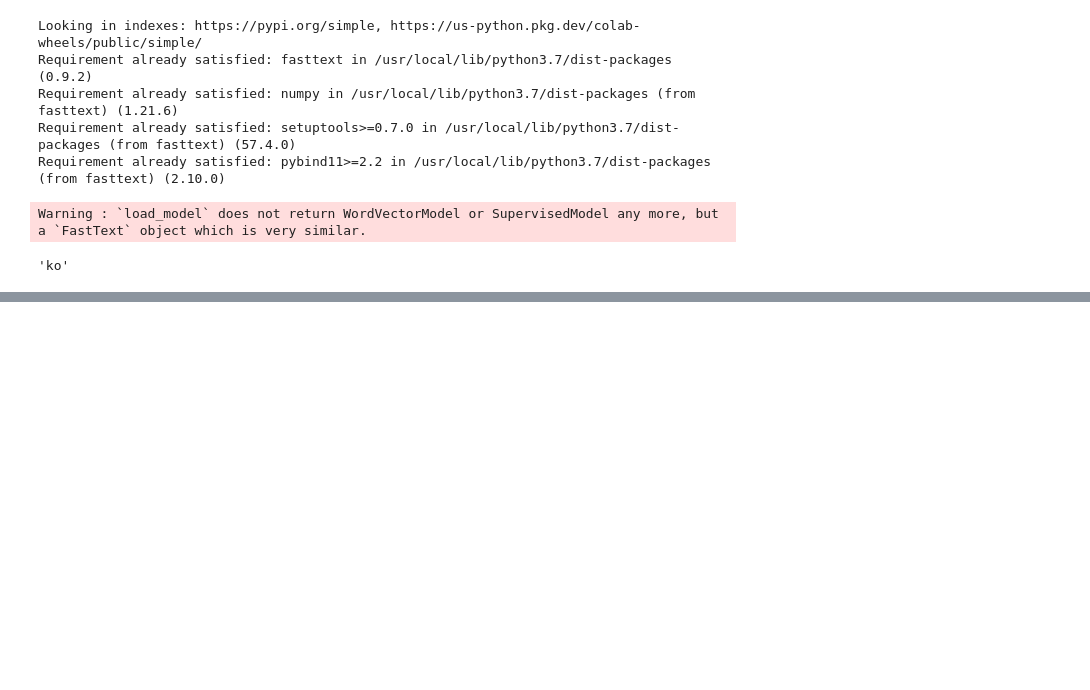
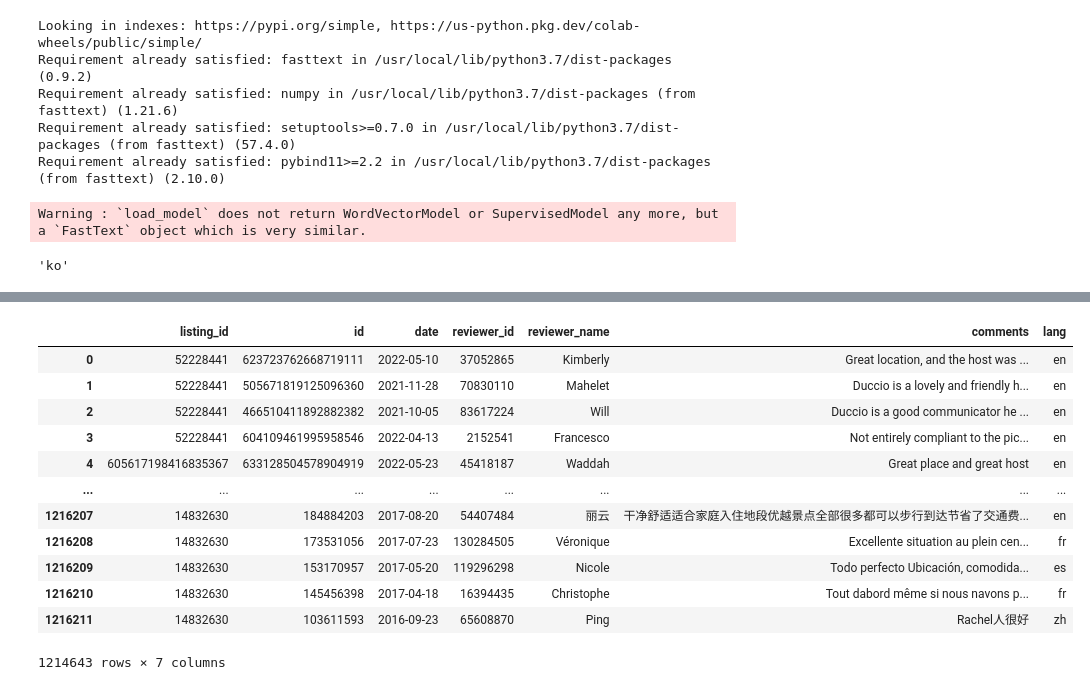
Before and after one commit to euisuck2/Unsupervised-Learning-1, a Jupyter notebook: Airbnb_Data_Base_Cleaning.ipynb, the cells around one changed output, grey strips where cells are left out. Cells and saved outputs as stored; diff of their text form; code cells hidden in the pictures; blank space fills up the shorter version.

```diff
--- a/Airbnb_Data_Base_Cleaning.ipynb
+++ b/Airbnb_Data_Base_Cleaning.ipynb
@@ -65,0 +105,4 @@ Warning: total number of rows (1216212) exceeds max_rows (20000). Limiting to fi
+# %%
+# Drop the null value and comments value with "."
+reviews_df = reviews_df[reviews_df['comments'].notna()]
+display(reviews_df.shape)
@@ -65,0 +114,4 @@ Warning: total number of rows (1216212) exceeds max_rows (20000). Limiting to fi
+# %%
+# Drop the rows with empty string for comments column
+reviews_df = reviews_df.loc[reviews_df["comments"] != "."]
+display(reviews_df.shape)
@@ -65,0 +123,7 @@ Warning: total number of rows (1216212) exceeds max_rows (20000). Limiting to fi
+# %%
+# helper function to remove HTML tags from comments
+from bs4 import BeautifulSoup
+copy_df = reviews_df.copy()
+#small_df = copy_df.iloc[:100,]
+copy_df['comments'] = copy_df['comments'].apply(lambda s: BeautifulSoup(s).text)
+display(copy_df.head(100))
@@ -65,0 +144,8 @@ Warning: total number of rows (1216212) exceeds max_rows (20000). Limiting to fi
+# %%
+# removing special characters including punctuations and emojis.
+copy2_df = copy_df.copy()
+
+copy2_df['comments'] = copy2_df['comments'].str.replace('[^\w\s#@/:%.,_-]', '', flags=re.UNICODE)
+copy2_df.columns = copy2_df.columns.str.strip()
+
+display(copy2_df)
@@ -105,0 +187,18 @@ display(reviews_df)
+# %%
+# Adding an extra column for language identification
+copy2_df['lang'] = copy2_df['comments'].apply(lambda x: fasttxt_model.predict(x)[0][0][-2:])
+display(copy2_df)
+# %% [output]
+|  | listing_id | id | date | reviewer_id | reviewer_name | comments | lang |
+| 0 | 52228441 | 623723762668719111 | 2022-05-10 | 37052865 | Kimberly | Great location, and the host was ... | en |
+| 1 | 52228441 | 505671819125096360 | 2021-11-28 | 70830110 | Mahelet | Duccio is a lovely and friendly h... | en |
+| 2 | 52228441 | 466510411892882382 | 2021-10-05 | 83617224 | Will | Duccio is a good communicator he ... | en |
+| 3 | 52228441 | 604109461995958546 | 2022-04-13 | 2152541 | Francesco | Not entirely compliant to the pic... | en |
+| 4 | 605617198416835367 | 633128504578904919 | 2022-05-23 | 45418187 | Waddah | Great place and great host | en |
+| ... | ... | ... | ... | ... | ... | ... | ... |
+| 1216207 | 14832630 | 184884203 | 2017-08-20 | 54407484 | 丽云 | 干净舒适适合家庭入住地段优越景点全部很多都可以步行到达节省了交通费... | en |
+| 1216208 | 14832630 | 173531056 | 2017-07-23 | 130284505 | Véronique | Excellente situation au plein cen... | fr |
+| 1216209 | 14832630 | 153170957 | 2017-05-20 | 119296298 | Nicole | Todo perfecto Ubicación, comodida... | es |
+| 1216210 | 14832630 | 145456398 | 2017-04-18 | 16394435 | Christophe | Tout dabord même si nous navons p... | fr |
+| 1216211 | 14832630 | 103611593 | 2016-09-23 | 65608870 | Ping | Rachel人很好 | zh |
+1214643 rows × 7 columns
```
Also changed, not shown: parts of 19 cells of this notebook.
